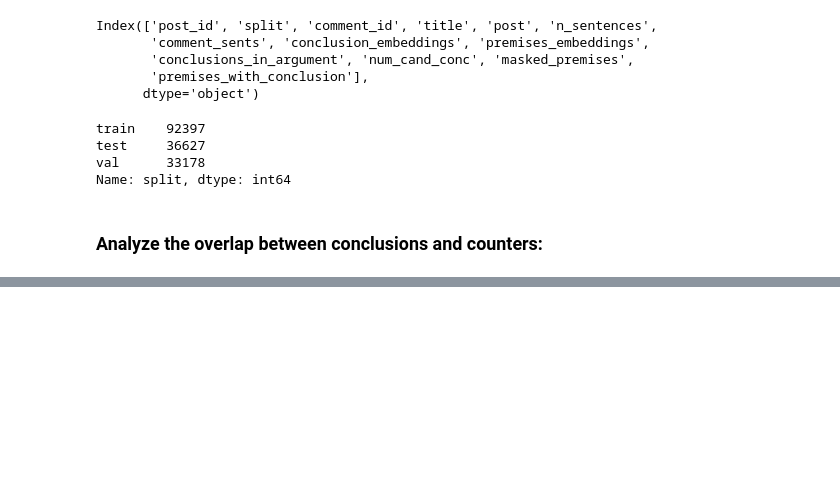
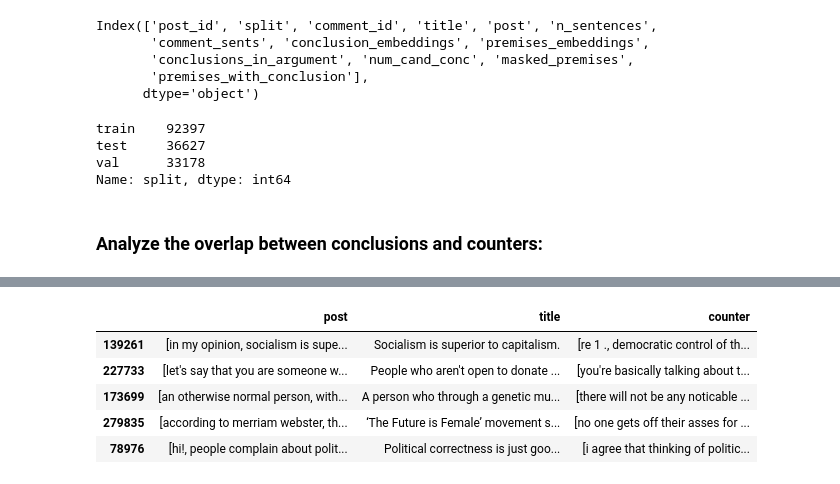
Before and after one commit to webis-de/eacl23-conclusion-based-counter-argument-generation, a Jupyter notebook: src-ipynb/data_prep.ipynb, the cells around one changed output, grey strips where cells are left out. Drawn from its saved outputs; the diff is of its cells as text; code cells hidden in the pictures; blank space fills up the shorter version.

```diff
--- a/src-ipynb/data_prep.ipynb
+++ b/src-ipynb/data_prep.ipynb
@@ -263,0 +266,9 @@ plt.show()
+# %%
+sample_df[['post', 'title', 'counter']].head()
+# %% [output]
+|  | post | title | counter |
+| 139261 | [in my opinion, socialism is supe... | Socialism is superior to capitalism. | [re 1 ., democratic control of th... |
+| 227733 | [let's say that you are someone w... | People who aren't open to donate ... | [you're basically talking about t... |
+| 173699 | [an otherwise normal person, with... | A person who through a genetic mu... | [there will not be any noticable ... |
+| 279835 | [according to merriam webster, th... | ‘The Future is Female’ movement s... | [no one gets off their asses for ... |
+| 78976 | [hi!, people complain about polit... | Political correctness is just goo... | [i agree that thinking of politic... |
```
Also changed, not shown: parts of 2 cells of this notebook, 13 other files.
